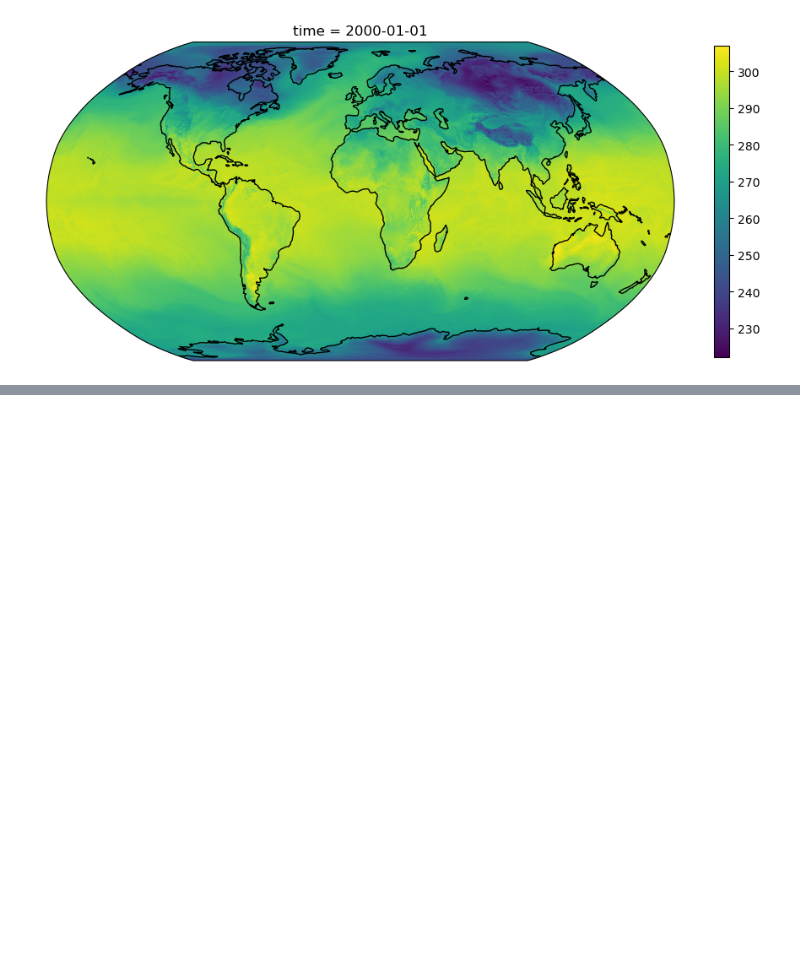
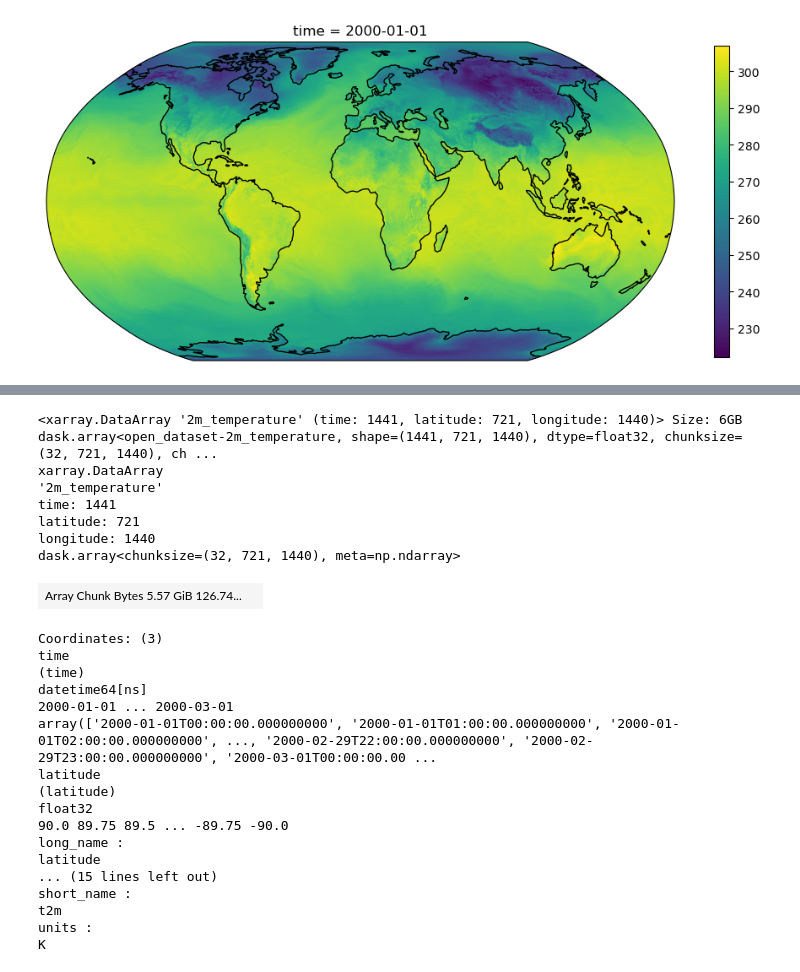
Before and after one commit to bouweandela/parallel-python-xarray-dask-example, a Jupyter notebook: notebook.ipynb, the cells around one changed output, grey strips where cells are left out. Saved outputs shown, nothing was run; the diff lists cells and outputs as text; code cells hidden in the pictures; blank space fills up the shorter version.

```diff
--- a/notebook.ipynb
+++ b/notebook.ipynb
@@ -697,0 +704,33 @@ TypeError: Expected a BytesBytesCodec. Got <class 'numcodecs.blosc.Blosc'> inste
+# %%
+ds = xr.open_dataset(
+    "era5_2m_temperature.zarr",
+    chunks="auto",
+)
+# %%
+ds["2m_temperature"]
+# %% [output]
+<xarray.DataArray '2m_temperature' (time: 1441, latitude: 721, longitude: 1440)> Size: 6GB dask.array<open_dataset-2m_temperature, shape=(1441, 721, 1440), dtype=float32, chunksize=(32, 721, 1440), ch ...
+xarray.DataArray
+'2m_temperature'
+time: 1441
+latitude: 721
+longitude: 1440
+dask.array<chunksize=(32, 721, 1440), meta=np.ndarray>
+| Array Chunk Bytes 5.57 GiB 126.74... |  |
+Coordinates: (3)
+time
+(time)
+datetime64[ns]
+2000-01-01 ... 2000-03-01
+array(['2000-01-01T00:00:00.000000000', '2000-01-01T01:00:00.000000000', '2000-01-01T02:00:00.000000000', ..., '2000-02-29T22:00:00.000000000', '2000-02-29T23:00:00.000000000', '2000-03-01T00:00:00.00 ...
+latitude
+(latitude)
+float32
+90.0 89.75 89.5 ... -89.75 -90.0
+long_name :
+latitude
+... (15 lines left out)
+short_name :
+t2m
+units :
+K
```
Also changed, not shown: parts of 25 cells of this notebook.
